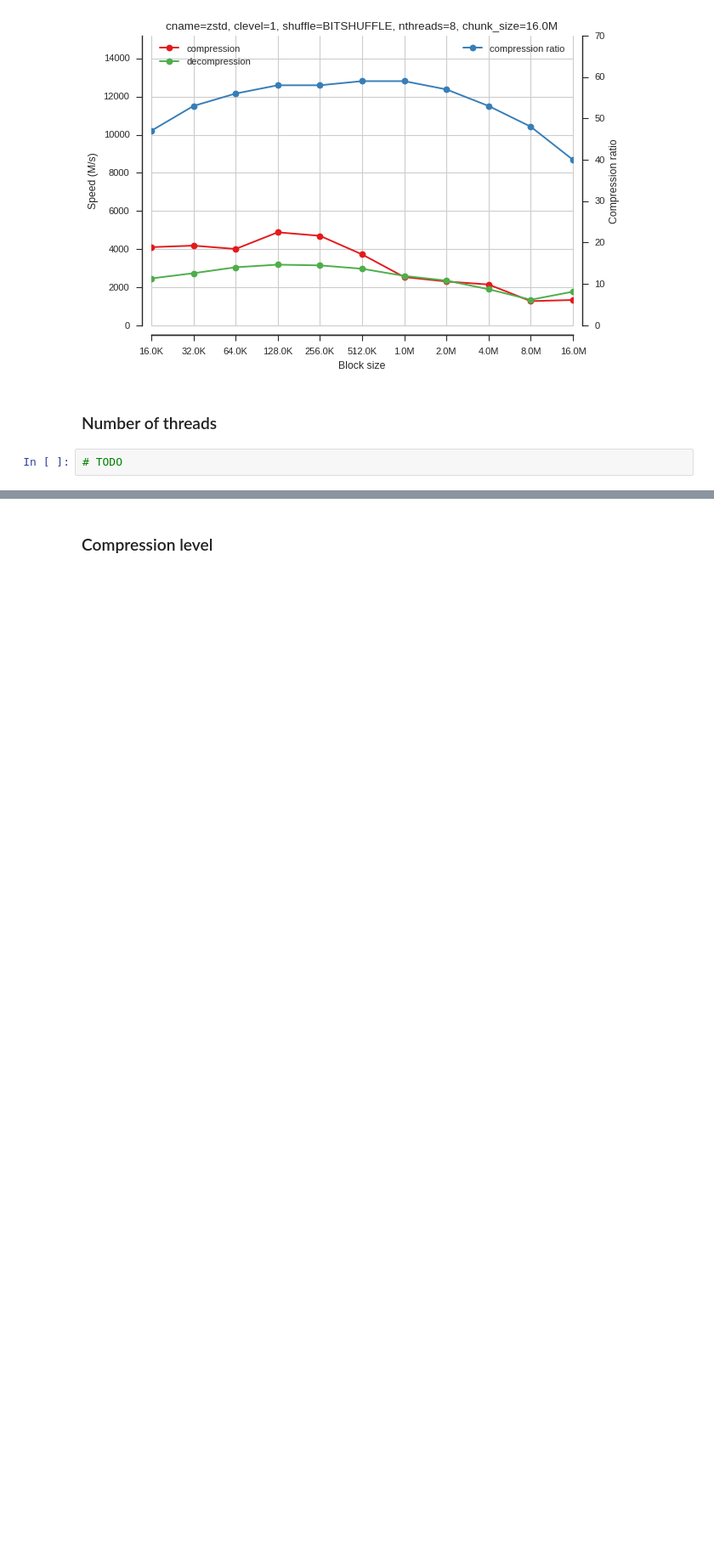
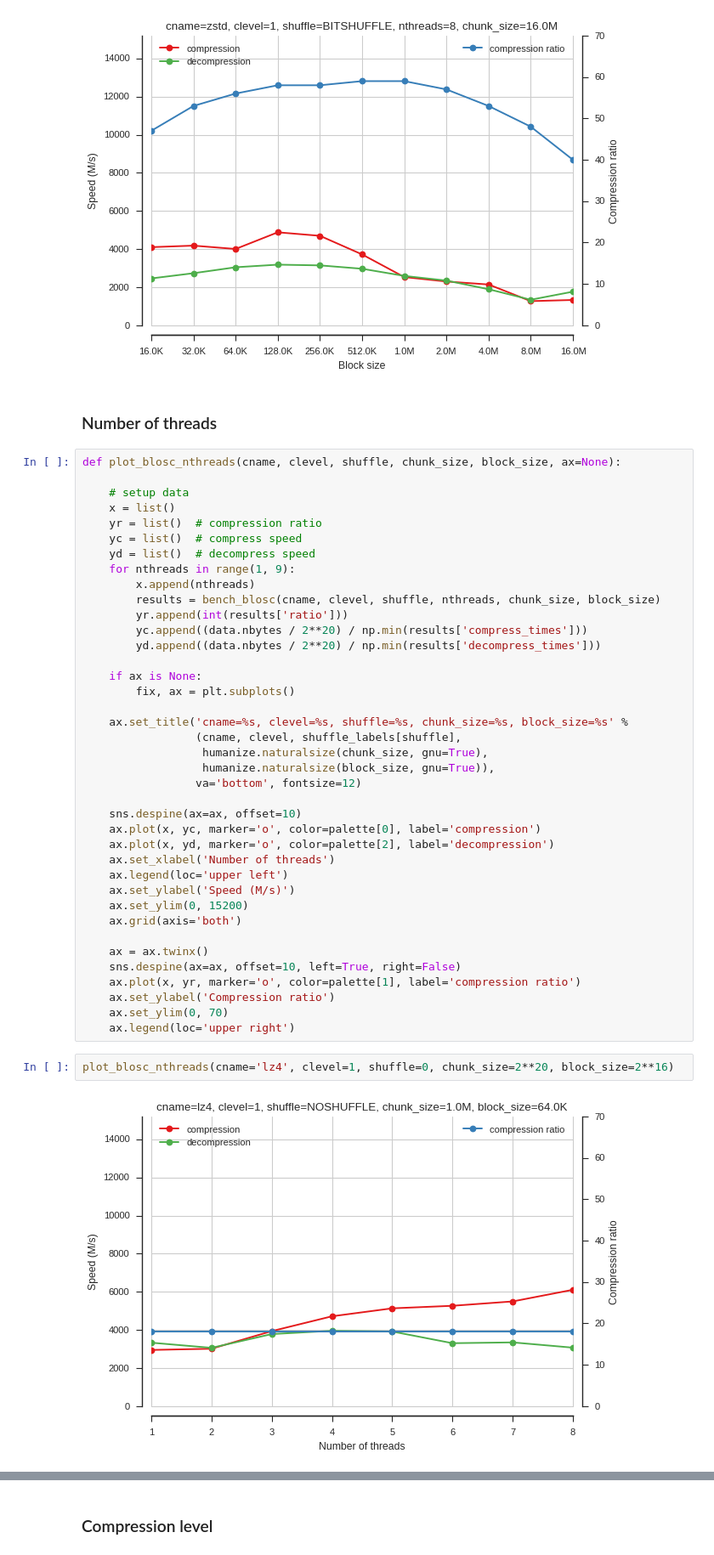
Before and after one commit to alimanfoo/alimanfoo.github.io, a Jupyter notebook: _posts/2016-09-21-genotype-compression-benchmark.ipynb, the cells around one changed output, grey strips where cells are left out. Shown at 85% size. Saved outputs shown, nothing was run; the diff lists cells and outputs as text; blank space fills up the shorter version.

Commit message:
blosc plotting

```diff
--- a/_posts/2016-09-21-genotype-compression-benchmark.ipynb
+++ b/_posts/2016-09-21-genotype-compression-benchmark.ipynb
@@ -674,5 +610,46 @@ plot_blosc_block_size(cname='zstd', clevel=1, shuffle=2, nthreads=8, chunk_size=
 [figure]
 # %% [markdown]
 ### Number of threads
-# %%
-# TODO
+# %%
+def plot_blosc_nthreads(cname, clevel, shuffle, chunk_size, block_size, ax=None):
+
+    # setup data
+    x = list()
+    yr = list()  # compression ratio
+    yc = list()  # compress speed
+    yd = list()  # decompress speed
+    for nthreads in range(1, 9):
+        x.append(nthreads)
+        results = bench_blosc(cname, clevel, shuffle, nthreads, chunk_size, block_size)
+        yr.append(int(results['ratio']))
+        yc.append((data.nbytes / 2**20) / np.min(results['compress_times']))
+        yd.append((data.nbytes / 2**20) / np.min(results['decompress_times']))
+
+    if ax is None:
+        fix, ax = plt.subplots()
+
+    ax.set_title('cname=%s, clevel=%s, shuffle=%s, chunk_size=%s, block_size=%s' %
+                 (cname, clevel, shuffle_labels[shuffle],
+                  humanize.naturalsize(chunk_size, gnu=True),
+                  humanize.naturalsize(block_size, gnu=True)),
+                 va='bottom', fontsize=12)
+
+    sns.despine(ax=ax, offset=10)
+    ax.plot(x, yc, marker='o', color=palette[0], label='compression')
+    ax.plot(x, yd, marker='o', color=palette[2], label='decompression')
+    ax.set_xlabel('Number of threads')
+    ax.legend(loc='upper left')
+    ax.set_ylabel('Speed (M/s)')
+    ax.set_ylim(0, 15200)
+    ax.grid(axis='both')
+
+    ax = ax.twinx()
+    sns.despine(ax=ax, offset=10, left=True, right=False)
+    ax.plot(x, yr, marker='o', color=palette[1], label='compression ratio')
+    ax.set_ylabel('Compression ratio')
+    ax.set_ylim(0, 70)
+    ax.legend(loc='upper right')
+# %%
+plot_blosc_nthreads(cname='lz4', clevel=1, shuffle=0, chunk_size=2**20, block_size=2**16)
+# %% [output]
+[figure, added]
```
Also changed, not shown: parts of 57 cells of this notebook, 59 other files.
